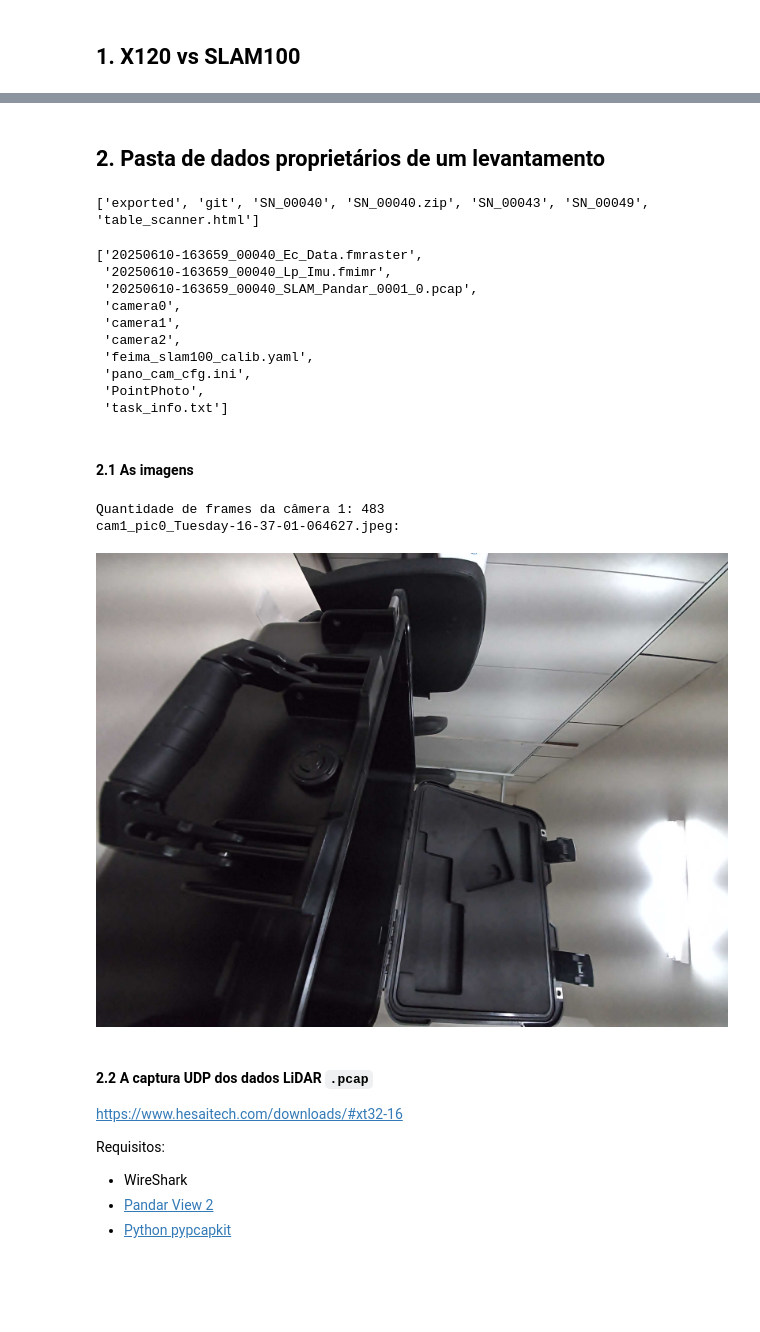
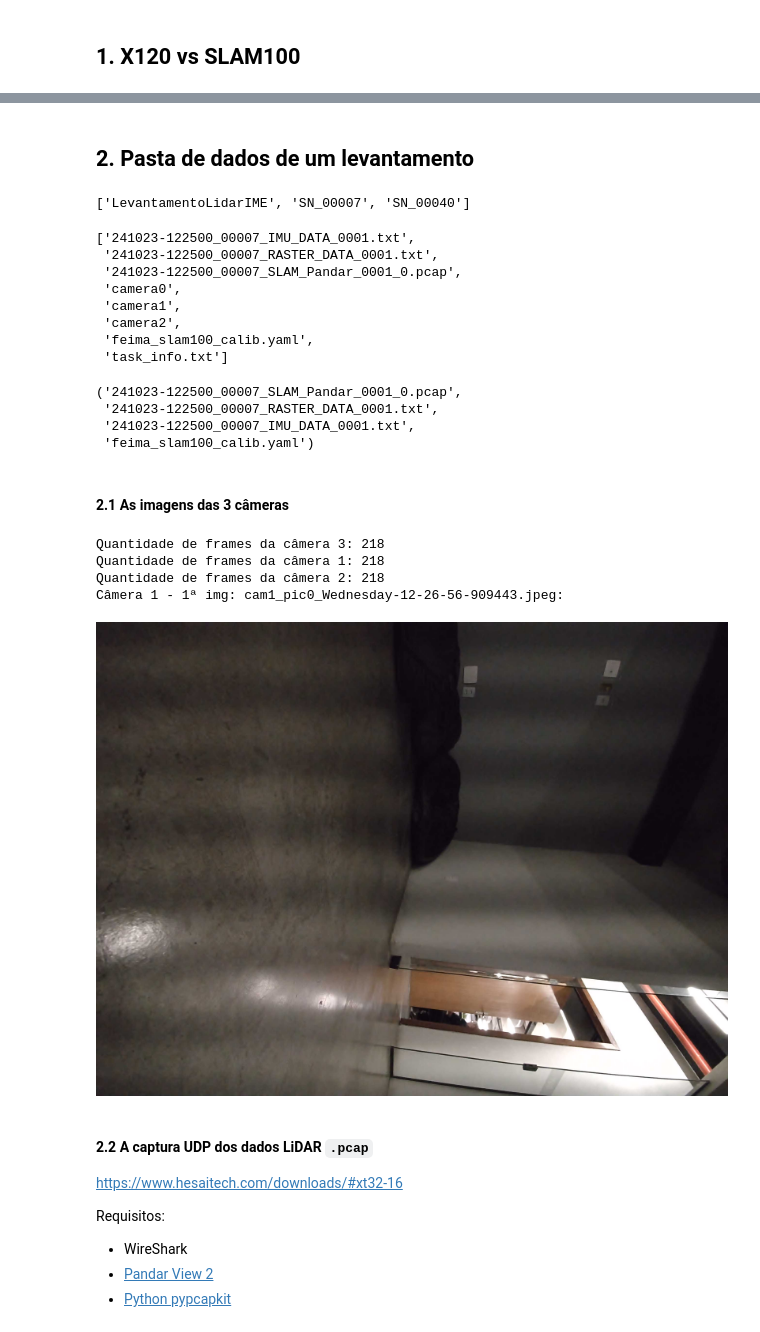
Before and after one commit to HumbertoDiego/LevantamentoLidarIME, a Jupyter notebook: 03_Exploracao.ipynb, the cells around one changed output, grey strips where cells are left out. Saved outputs shown, nothing was run; the diff lists cells and outputs as text; code cells hidden in the pictures; blank space fills up the shorter version.

```diff
--- a/03_Exploracao.ipynb
+++ b/03_Exploracao.ipynb
@@ -19,44 +19,59 @@
 |**API**: Não informado | **API** (https://wiki.feima.cool/en/sdk/slam/http):  <br> • Starting the Device: <br> ••  <code>curl --location --request GET 'http://192.168.10.1:19700/slam/start_work'</code> <br> • Status Check Command: <br> •• <code>curl --location --request GET 'http://192.168.10.1:19700/slam/get_error_status'</code>  <br> • Stopping the Device:  <br> •• <code>curl --location --request GET 'http://192.168.10.1:19700/slam/end_work'</code> <br>• Get SSD Info:<br> •• <code>curl --location --request GET 'http://192.168.10.1:19700/slam2000/get_ssd_info'</code> <br> • Get Real-Time Mapping Status:<br> •• <code>curl --location --request GET 'http://192.168.10.1:19700/slam/get_mapping_info'</code> <br> • Get Battery State <br> •• <code>curl --location --request GET 'http://192.168.10.1:19700/slam2000/get_battery_state'</code>   |
 |<center><img src="media/imgs/outdoorstonex.jpeg"><center>|<center><img src="media/imgs/outdoorfeima.jpeg"><center>|
 # %% [markdown]
-## 2. Pasta de dados proprietários de um levantamento
+## 2. Pasta de dados de um levantamento
 # %%
-# Coloque a pasta de dados SN_00040 duas pastas acima do diretório atual
+# Coloque a pasta de dados SN_00007 uma pasta acima do diretório atual:
 import os
-print(os.listdir("../.."))
-dados_dir = "../../SN_00040/PROJ1"
+print(os.listdir(".."))
+dados_dir = "../SN_00007/PROJ1"
 # %% [output]
-['exported', 'git', 'SN_00040', 'SN_00040.zip', 'SN_00043', 'SN_00049', 'table_scanner.html']
+['LevantamentoLidarIME', 'SN_00007', 'SN_00040']
 # %%
 # O que tem dentro da pasta de dados?
 os.listdir(dados_dir)
 # %% [output]
-['20250610-163659_00040_Ec_Data.fmraster',
- '20250610-163659_00040_Lp_Imu.fmimr',
- '20250610-163659_00040_SLAM_Pandar_0001_0.pcap',
+['241023-122500_00007_IMU_DATA_0001.txt',
+ '241023-122500_00007_RASTER_DATA_0001.txt',
+ '241023-122500_00007_SLAM_Pandar_0001_0.pcap',
  'camera0',
  'camera1',
  'camera2',
  'feima_slam100_calib.yaml',
- 'pano_cam_cfg.ini',
- 'PointPhoto',
  'task_info.txt']
+# %%
+pcap_file = [f for f in os.listdir(dados_dir) if f.endswith(".pcap")][0]
+second_platform_file = [f for f in os.listdir(dados_dir) if "RASTER" in f.upper()][0]
+imu_file = [f for f in os.listdir(dados_dir) if "_IMU" in f.upper()][0]
+calibration_file = [f for f in os.listdir(dados_dir) if "_CALIB" in f.upper()][0]
+pcap_file, second_platform_file, imu_file, calibration_file
+# %% [output]
+('241023-122500_00007_SLAM_Pandar_0001_0.pcap',
+ '241023-122500_00007_RASTER_DATA_0001.txt',
+ '241023-122500_00007_IMU_DATA_0001.txt',
+ 'feima_slam100_calib.yaml')
 # %% [markdown]
-#### 2.1 As imagens
+#### 2.1 As imagens das 3 câmeras
 # %%
-frames = os.listdir(os.path.join(dados_dir, "camera1"))
-print("Quantidade de frames da câmera 1:", len(frames))
+frames0 = os.listdir(os.path.join(dados_dir, "camera0"))
+print("Quantidade de frames da câmera 3:", len(frames0))
+frames1 = os.listdir(os.path.join(dados_dir, "camera1"))
+print("Quantidade de frames da câmera 1:", len(frames1))
+frames2 = os.listdir(os.path.join(dados_dir, "camera2"))
+print("Quantidade de frames da câmera 2:", len(frames2))
 
 # Abrindo a primeira imagem da câmera 1
 from PIL import Image
-print(f"{frames[0]}:")
-image_path = os.path.join(dados_dir, "camera1", frames[0])
+print(f"Câmera 1 - 1ª img: {frames1[0]}:")
+image_path = os.path.join(dados_dir, "camera1", frames1[0])
 image = Image.open(image_path)
 image
 # %% [output]
-Quantidade de frames da câmera 1: 483
-cam1_pic0_Tuesday-16-37-01-064627.jpeg:
+Quantidade de frames da câmera 3: 218
+Quantidade de frames da câmera 1: 218
+Quantidade de frames da câmera 2: 218
+Câmera 1 - 1ª img: cam1_pic0_Wednesday-12-26-56-909443.jpeg:
-[figure, old version]
+[figure, new version]
 # %% [markdown]
 #### 2.2 A captura UDP dos dados LiDAR `.pcap`
 
```
Also changed, not shown: parts of 13 cells of this notebook, 3 other files.
